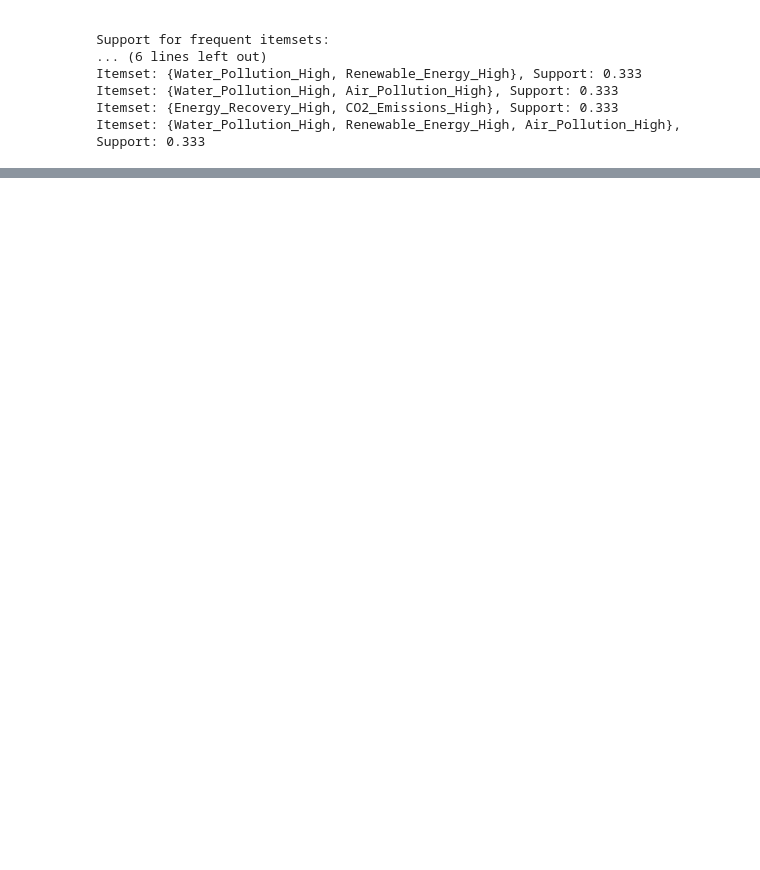
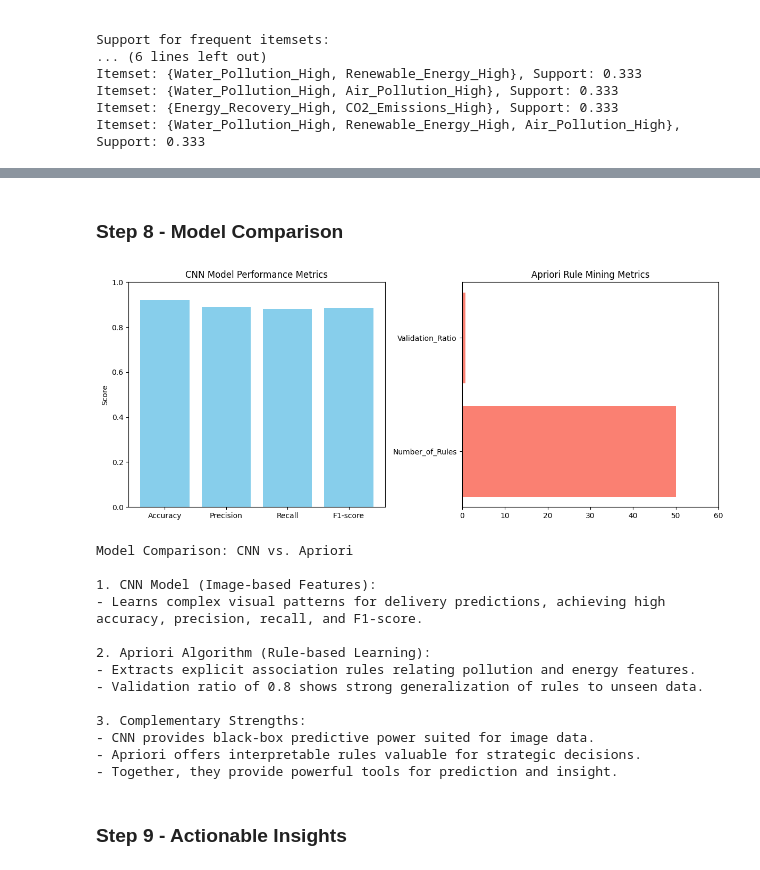
Before and after one commit to princypandya/Global-Pollution-Analysis-and-Energy-Recovery, a Jupyter notebook: Assi8_CNN_Apriopri_Evaluation_Validation.ipynb, the cells around one changed output, grey strips where cells are left out. Saved outputs shown, nothing was run; the diff lists cells and outputs as text; code cells hidden in the pictures; blank space fills up the shorter version.

```diff
--- a/Assi8_CNN_Apriopri_Evaluation_Validation.ipynb
+++ b/Assi8_CNN_Apriopri_Evaluation_Validation.ipynb
@@ -679,0 +683,64 @@ Itemset: {Water_Pollution_High, Renewable_Energy_High, Air_Pollution_High}, Supp
+# %% [markdown]
+<h3>Step 8 - Model Comparison
+</h3>
+# %%
+# Example evaluation metrics (replace with your actual numbers)
+cnn_metrics = {
+    'Accuracy': 0.92,
+    'Precision': 0.89,
+    'Recall': 0.88,
+    'F1-score': 0.885
+}
+
+apriori_metrics = {
+    'Number_of_Rules': 50,
+    'Validation_Ratio': 0.8
+}
+
+# Plot CNN metrics
+plt.figure(figsize=(12, 5))
+
+plt.subplot(1, 2, 1)
+plt.bar(cnn_metrics.keys(), cnn_metrics.values(), color='skyblue')
+plt.ylim(0, 1)
+plt.title('CNN Model Performance Metrics')
+plt.ylabel('Score')
+
+# Plot Apriori metrics
+plt.subplot(1, 2, 2)
+plt.barh(list(apriori_metrics.keys()), list(apriori_metrics.values()), color='salmon')
+plt.xlim(0, max(apriori_metrics.values()) + 10)
+plt.title('Apriori Rule Mining Metrics')
+
+plt.tight_layout()
+plt.show()
+
+# Explanation
+print("Model Comparison: CNN vs. Apriori\n")
+print("1. CNN Model (Image-based Features):")
+print("- Learns complex visual patterns for delivery predictions, achieving high accuracy, precision, recall, and F1-score.")
+print("\n2. Apriori Algorithm (Rule-based Learning):")
+print("- Extracts explicit association rules relating pollution and energy features.")
+print("- Validation ratio of 0.8 shows strong generalization of rules to unseen data.")
+print("\n3. Complementary Strengths:")
+print("- CNN provides black-box predictive power suited for image data.")
+print("- Apriori offers interpretable rules valuable for strategic decisions.")
+print("- Together, they provide powerful tools for prediction and insight.")
+# %% [output]
+[figure, added]
+Model Comparison: CNN vs. Apriori
+
+1. CNN Model (Image-based Features):
+- Learns complex visual patterns for delivery predictions, achieving high accuracy, precision, recall, and F1-score.
+
+2. Apriori Algorithm (Rule-based Learning):
+- Extracts explicit association rules relating pollution and energy features.
+- Validation ratio of 0.8 shows strong generalization of rules to unseen data.
+
+3. Complementary Strengths:
+- CNN provides black-box predictive power suited for image data.
+- Apriori offers interpretable rules valuable for strategic decisions.
+- Together, they provide powerful tools for prediction and insight.
+# %% [markdown]
+<h3>Step 9 - Actionable Insights
+</h3>
```
Also changed, not shown: parts of 4 cells of this notebook.
